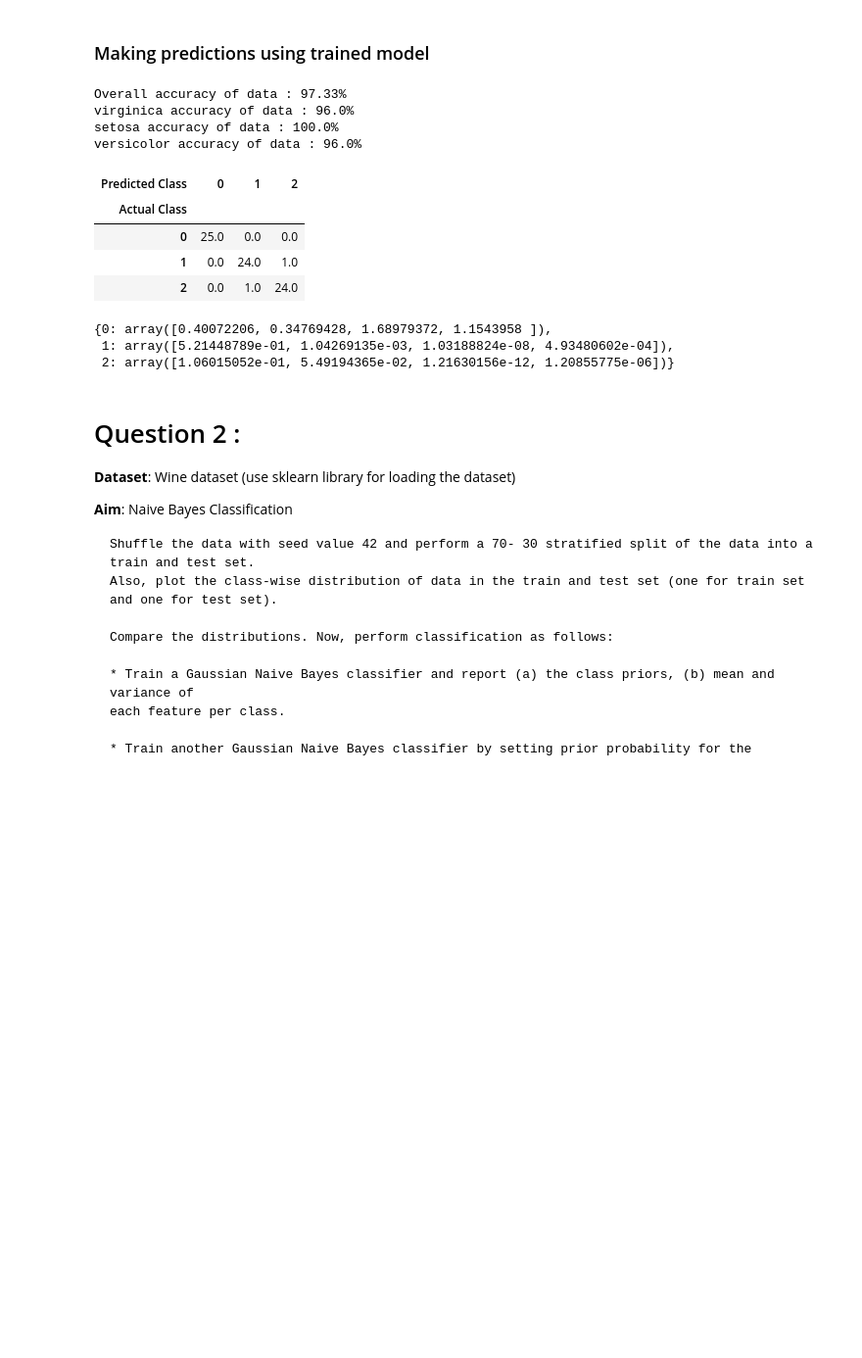
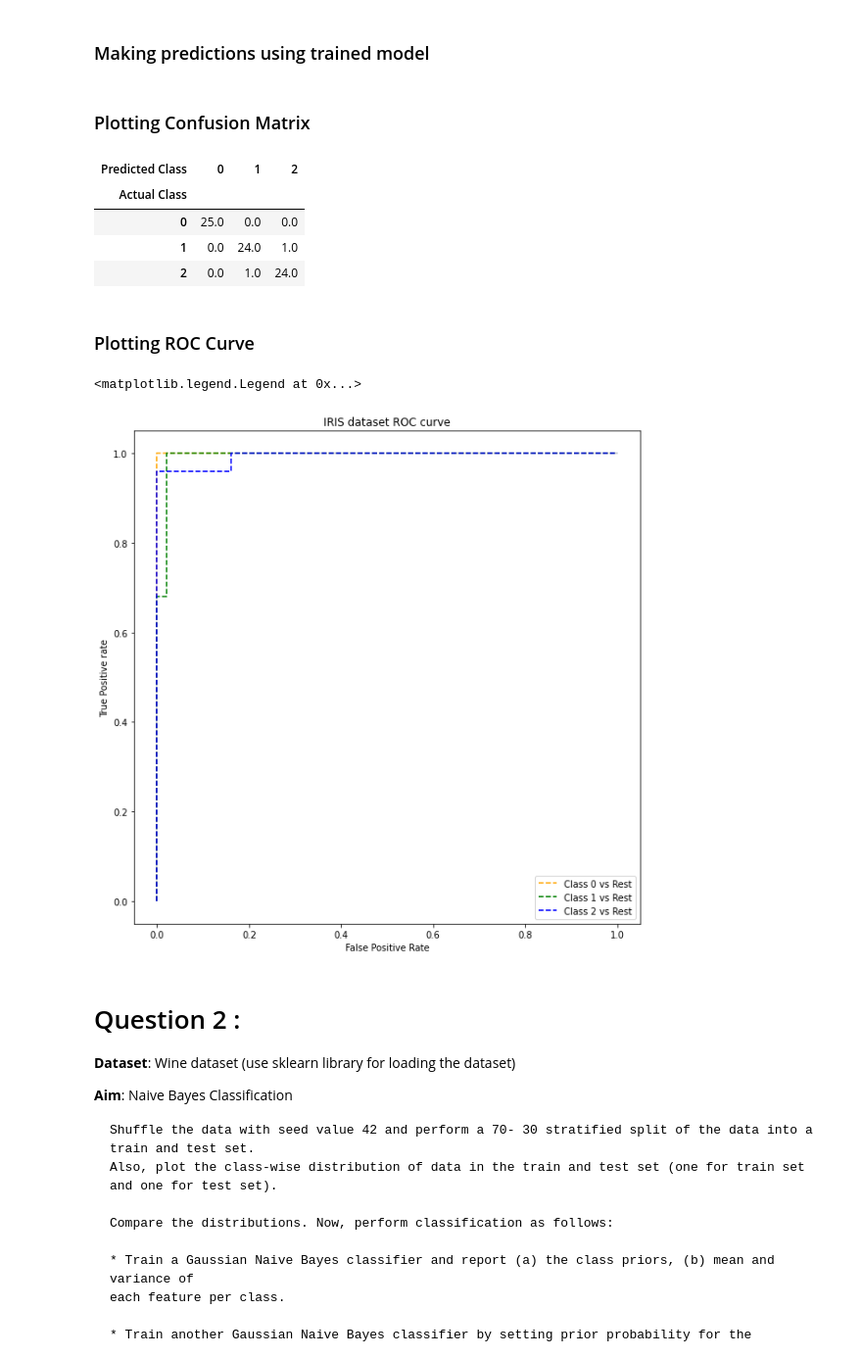
Before and after one commit to sagar9926/MTech_Atificial_Intelligence, a Jupyter notebook: ML1/ML_Assignment_2.ipynb, the cells around one changed output. Shown at 98% size. Drawn from its saved outputs; the diff is of its cells as text; code cells hidden in the pictures; blank space fills up the shorter version.

```diff
--- a/ML1/ML_Assignment_2.ipynb
+++ b/ML1/ML_Assignment_2.ipynb
@@ -105,6 +107,7 @@ class NaiveBayesClassifier:
     self.liklihood = {}
     self.posteriors = []
     self.prediction = []
+    self.probability = []
     self.mean = None
     self.variance = None
     if prior :
@@ -223,6 +226,7 @@ class NaiveBayesClassifier:
     for i in range(len(test_features)):
       self.posteriors.append(self.calculate_posterior(test_features.iloc[i].values,self.classes))
       self.prediction.append(sorted(self.posteriors[i].items(),key = lambda x : x[1],reverse = True)[0][0])
+    return self.posteriors
 
 
   def accuracy(self , target,names):
@@ -254,6 +258,15 @@ class NaiveBayesClassifier:
     Confusion_matrix.reset_index(inplace = True)
     Confusion_matrix = Confusion_matrix.pivot(index='Actual Class', columns='Predicted Class', values='Instance_count').fillna(0)
     return Confusion_matrix
+
+
+  def probability_score(self,posteriror_unnormalise):
+     probability = []
+     for i in range(len(posteriror_unnormalise)):
+       prob_score = {key : posteriror_unnormalise[i][key]/sum(posteriror_unnormalise[i].values()) for key in posteriror_unnormalise[i].keys()}
+       probability.append(prob_score)
+       self.probability = probability
+     return self.probability
 # %% [markdown]
 ### Model Training
 # %%
@@ -266,10 +277,8 @@ model.predict(X_test)
 # %%
+posteriors = model.predict(X_test)
 model.accuracy(y_test,iris.target_names)
-# %% [output]
-Overall accuracy of data : 97.33%
-virginica accuracy of data : 96.0%
-setosa accuracy of data : 100.0%
-versicolor accuracy of data : 96.0%
+# %% [markdown]
+### Plotting Confusion Matrix
 # %%
 model.confusion_matrix(y_test)
 # %% [output]
@@ -278,12 +287,35 @@ model.confusion_matrix(y_test)
 | 0 | 25.0 | 0.0 | 0.0 |
 | 1 | 0.0 | 24.0 | 1.0 |
 | 2 | 0.0 | 1.0 | 24.0 |
-# %%
-model.liklihood
-# %% [output]
-{0: array([0.40072206, 0.34769428, 1.68979372, 1.1543958 ]),
- 1: array([5.21448789e-01, 1.04269135e-03, 1.03188824e-08, 4.93480602e-04]),
- 2: array([1.06015052e-01, 5.49194365e-02, 1.21630156e-12, 1.20855775e-06])}
+# %% [markdown]
+### Plotting ROC Curve
+# %%
+roc_input = model.probability_score(posteriors)
+pred_prob = np.array(list(zip([d[0] for d in roc_input] ,[d[1] for d in roc_input], [d[2] for d in roc_input])))
+
+# roc curve for classes
+fpr = {}
+tpr = {}
+thresh ={}
+
+n_class = 3
+
+for i in range(n_class):
+    fpr[i], tpr[i], thresh[i] = roc_curve(y_test, test[:,i], pos_label=i)
+
+# plotting
+fig, axes = plt.subplots(1,)
+fig.set_size_inches(10, 10)
+plt.plot(fpr[0], tpr[0], linestyle='--',color='orange', label='Class 0 vs Rest')
+plt.plot(fpr[1], tpr[1], linestyle='--',color='green', label='Class 1 vs Rest')
+plt.plot(fpr[2], tpr[2], linestyle='--',color='blue', label='Class 2 vs Rest')
+plt.title('IRIS dataset ROC curve')
+plt.xlabel('False Positive Rate')
+plt.ylabel('True Positive rate')
+plt.legend(loc='best')
+# %% [output]
+<matplotlib.legend.Legend at 0x...>
+[figure, added]
 # %% [markdown]
 # Question 2 :
 
```
Also changed, not shown: parts of 9 cells of this notebook.
